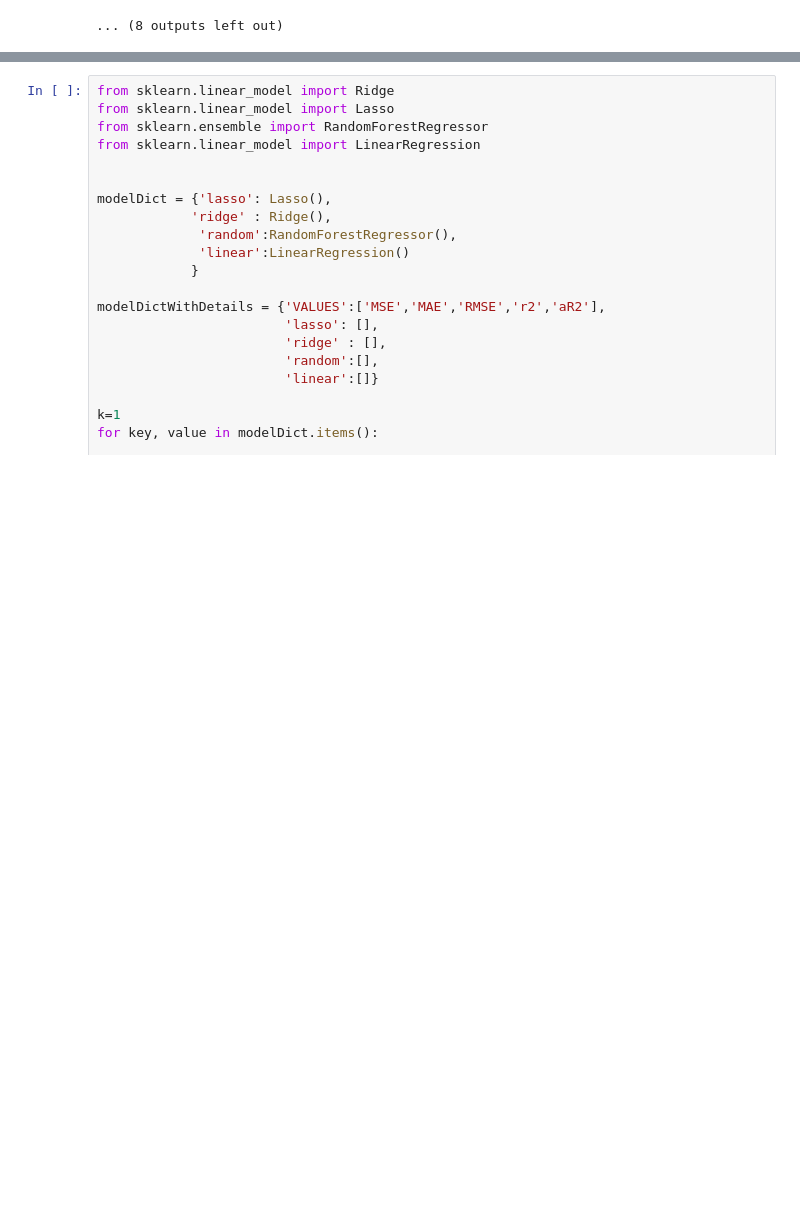
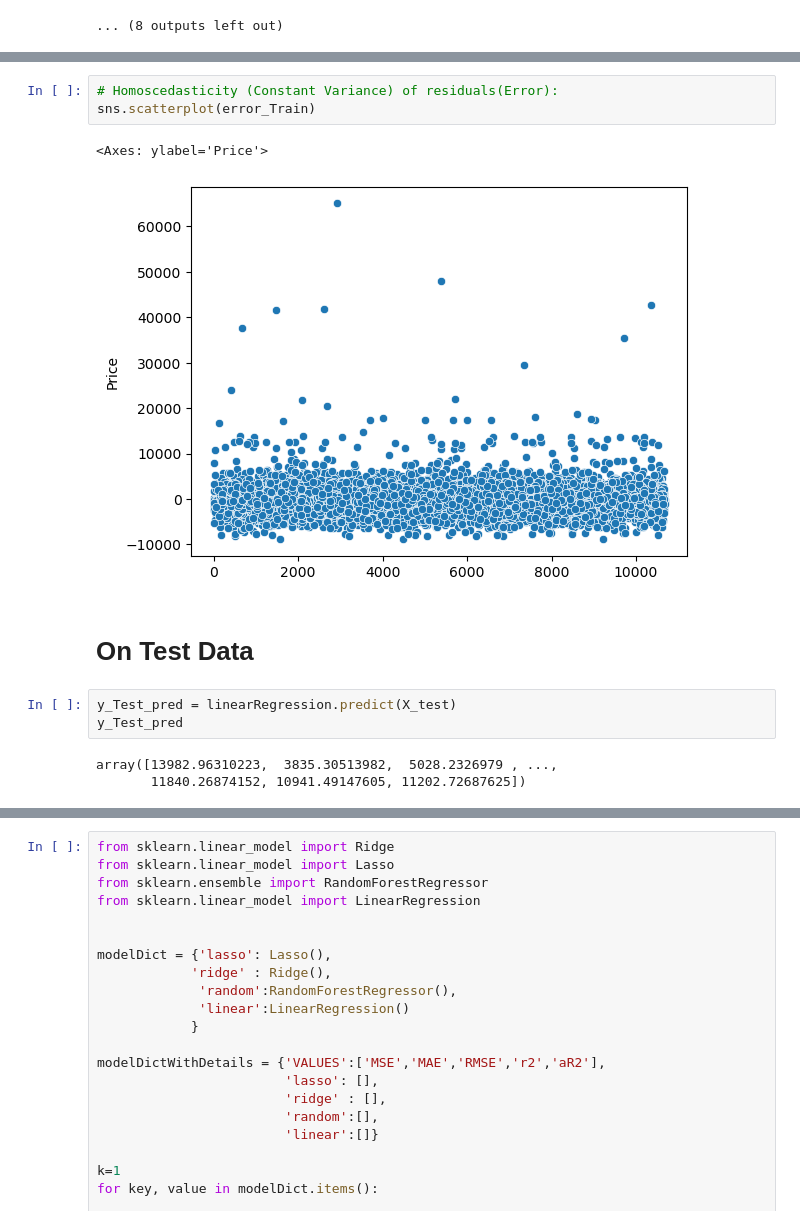
Before and after one commit to SHIVRAJSHINDE/XL, a Jupyter notebook: XL_ML/02 Projects/edaAndPreprocessing3.ipynb, the cells around one changed output, grey strips where cells are left out. Cells and saved outputs as stored; diff of their text form; blank space fills up the shorter version.

```diff
--- a/XL_ML/02 Projects/edaAndPreprocessing3.ipynb
+++ b/XL_ML/02 Projects/edaAndPreprocessing3.ipynb
@@ -1137,0 +1278,14 @@ plt.ylabel("Test Predicted Data")
+# %%
+# Homoscedasticity (Constant Variance) of residuals(Error):
+sns.scatterplot(error_Train)
+# %% [output]
+<Axes: ylabel='Price'>
+[figure, added]
+# %% [markdown]
+# On Test Data
+# %%
+y_Test_pred = linearRegression.predict(X_test)
+y_Test_pred
+# %% [output]
+array([13982.96310223,  3835.30513982,  5028.2326979 , ...,
+       11840.26874152, 10941.49147605, 11202.72687625])
```
Also changed, not shown: parts of 40 cells of this notebook, 1 other file.
